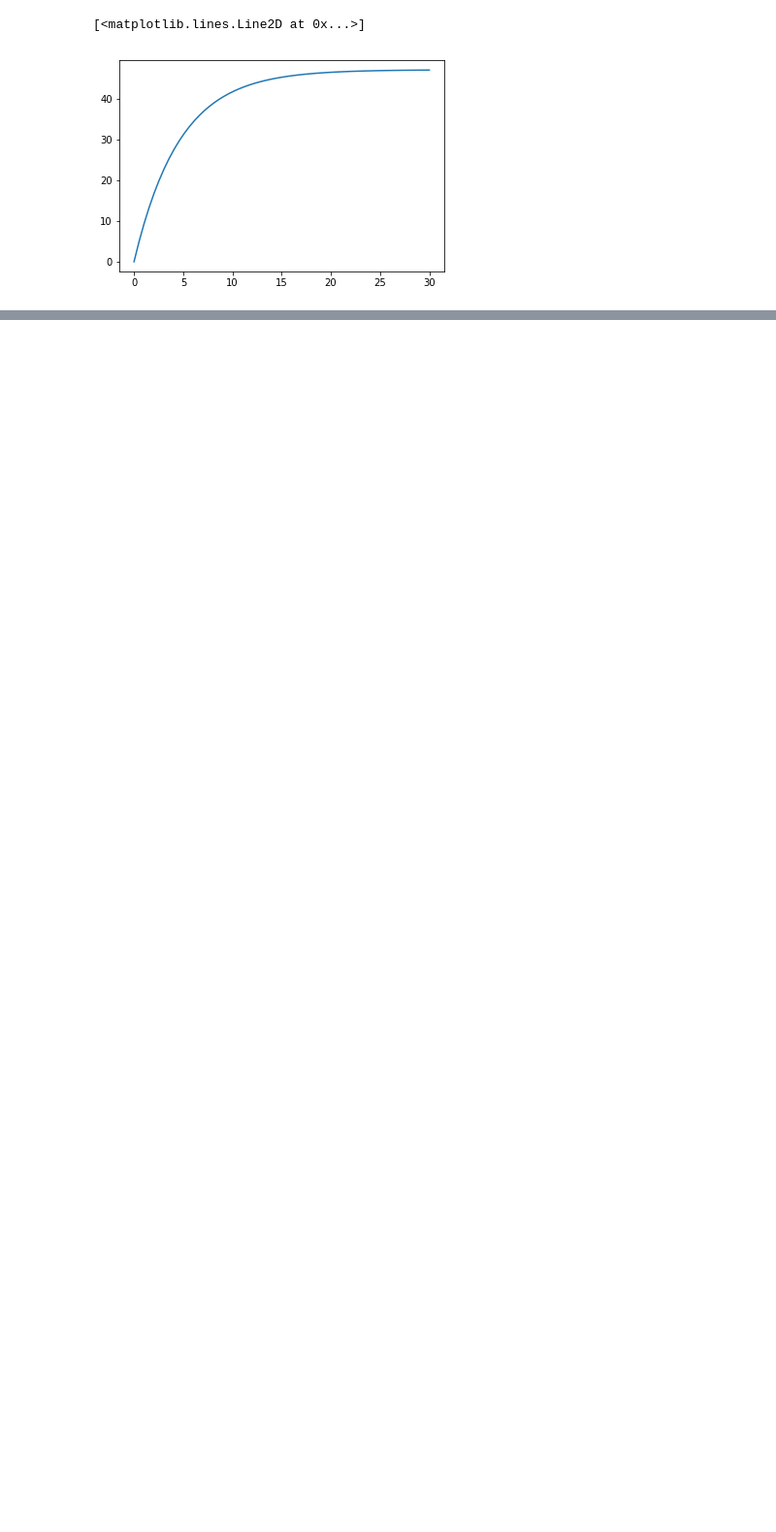
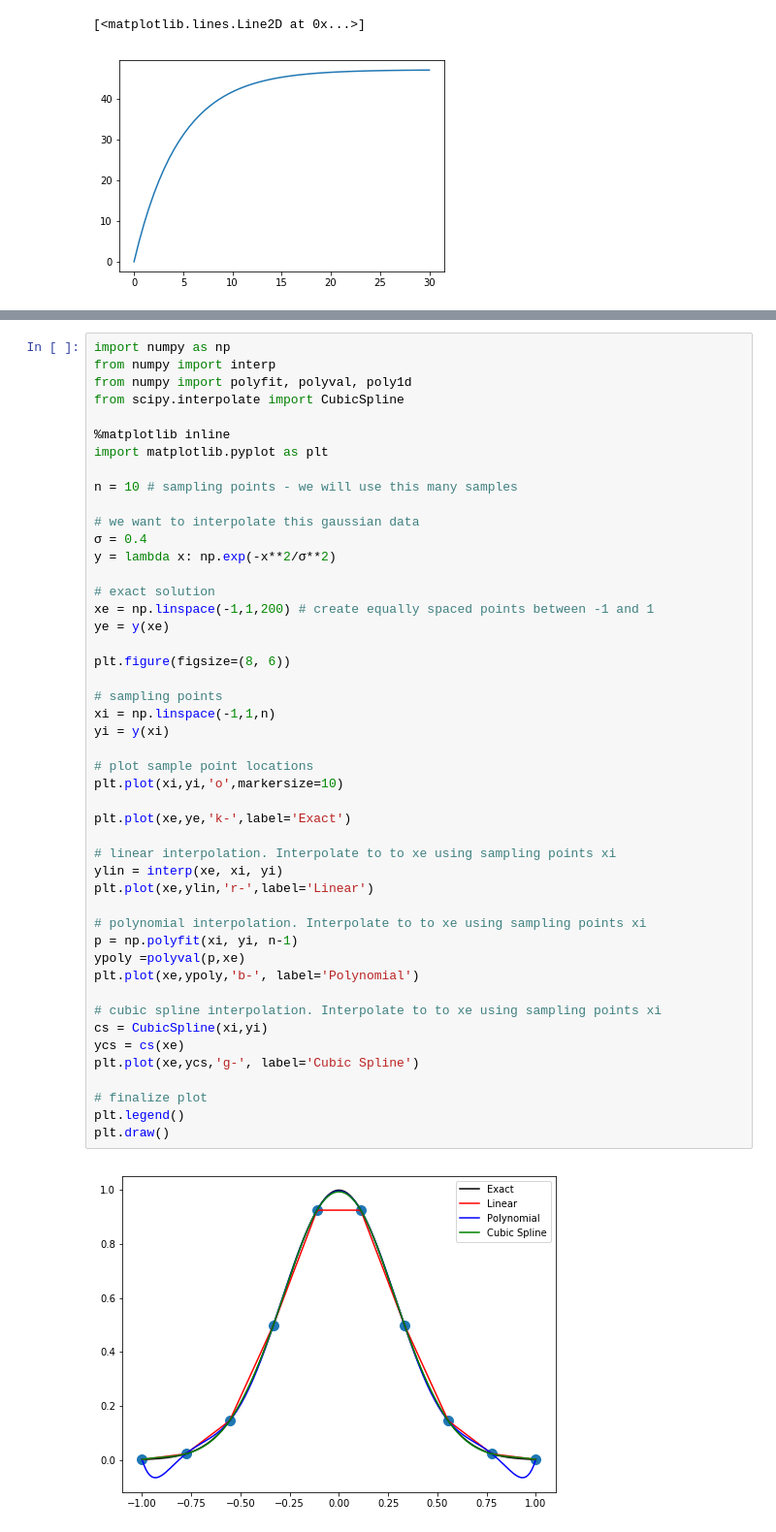
Before and after one commit to saadtony/ChemPy, a Jupyter notebook: exemplipy.ipynb, the cells around one changed output, grey strips where cells are left out. Shown at 97% size. Drawn from its saved outputs; the diff is of its cells as text; blank space fills up the shorter version.

Commit message:
Add interpolation example to exemplify

```diff
--- a/exemplipy.ipynb
+++ b/exemplipy.ipynb
@@ -79,0 +86,49 @@ plt.plot(t,u)
+# %%
+import numpy as np
+from numpy import interp
+from numpy import polyfit, polyval, poly1d
+from scipy.interpolate import CubicSpline
+
+%matplotlib inline
+import matplotlib.pyplot as plt
+
+n = 10 # sampling points - we will use this many samples
+
+# we want to interpolate this gaussian data
+σ = 0.4
+y = lambda x: np.exp(-x**2/σ**2)
+
+# exact solution
+xe = np.linspace(-1,1,200) # create equally spaced points between -1 and 1
+ye = y(xe)
+
+plt.figure(figsize=(8, 6))
+
+# sampling points
+xi = np.linspace(-1,1,n)
+yi = y(xi)
+
+# plot sample point locations
+plt.plot(xi,yi,'o',markersize=10)
+
+plt.plot(xe,ye,'k-',label='Exact')
+
+# linear interpolation. Interpolate to to xe using sampling points xi
+ylin = interp(xe, xi, yi)
+plt.plot(xe,ylin,'r-',label='Linear')
+
+# polynomial interpolation. Interpolate to to xe using sampling points xi
+p = np.polyfit(xi, yi, n-1)
+ypoly =polyval(p,xe)
+plt.plot(xe,ypoly,'b-', label='Polynomial')
+
+# cubic spline interpolation. Interpolate to to xe using sampling points xi
+cs = CubicSpline(xi,yi)
+ycs = cs(xe)
+plt.plot(xe,ycs,'g-', label='Cubic Spline')
+
+# finalize plot
+plt.legend()
+plt.draw()
+# %% [output]
+[figure, added]
```
Also changed, not shown: parts of 3 cells of this notebook.
